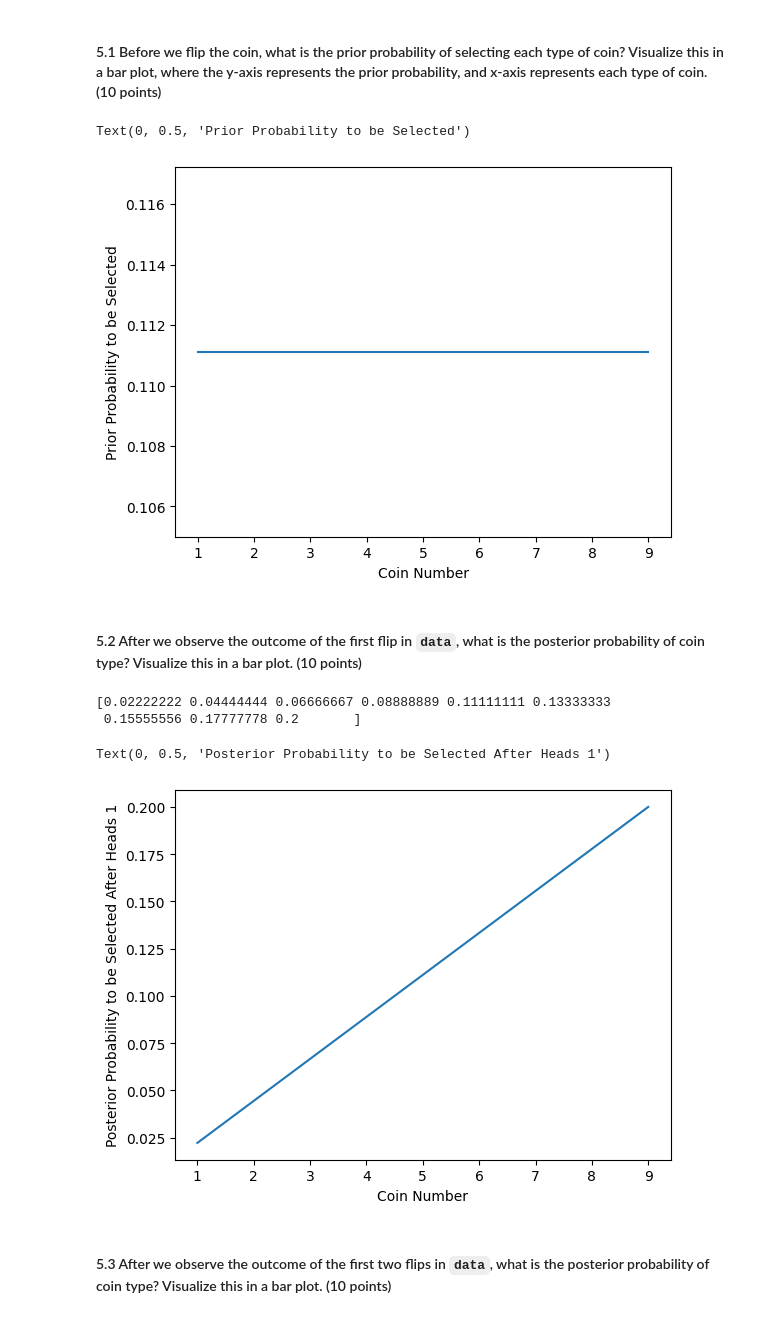
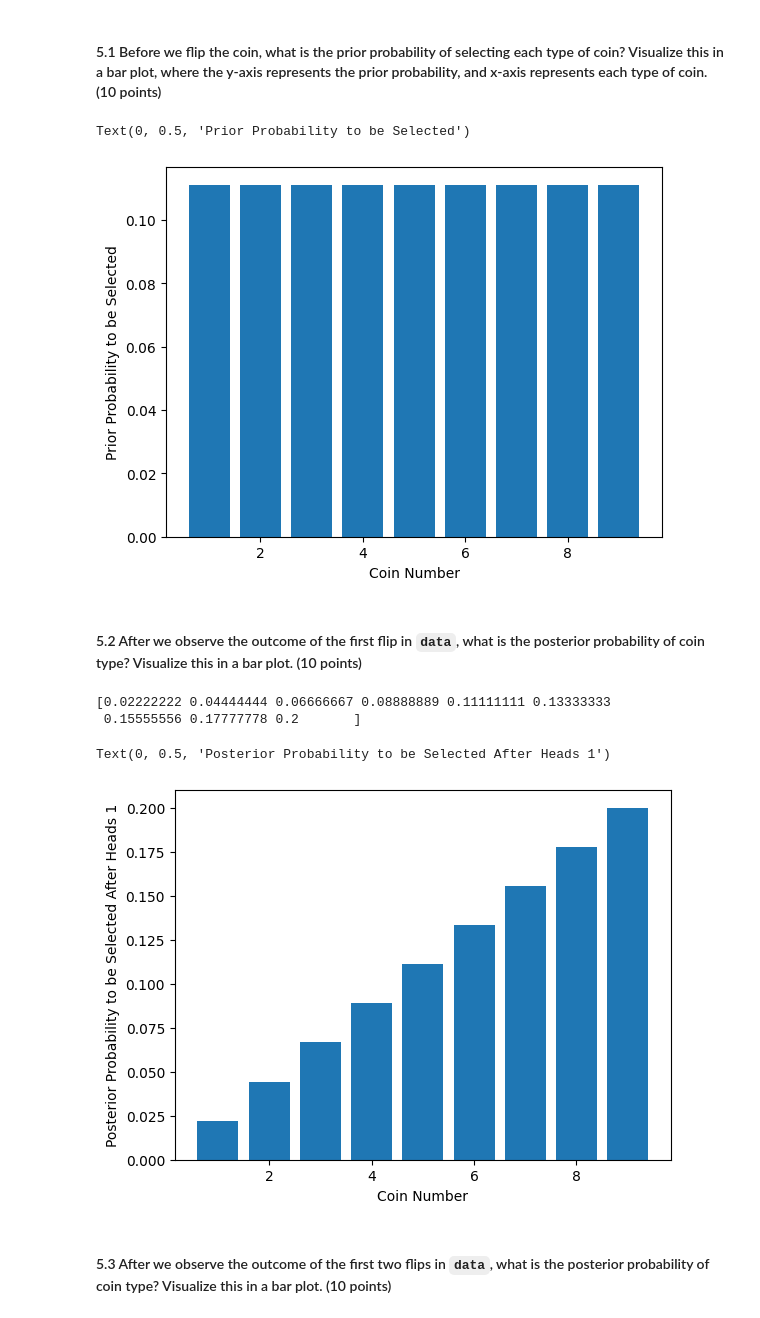
Before and after one commit to D123aniel/STOR535, a Jupyter notebook: Labs/Lab2.ipynb, the cells around one changed output. Cells and saved outputs as stored; diff of their text form; code cells hidden in the pictures.

```diff
--- a/Labs/Lab2.ipynb
+++ b/Labs/Lab2.ipynb
@@ -51,28 +51,28 @@ probability
 # %%
 # array named coins of size 9 with value of 1/9
 coins = np.arange(1, 10) # 1 to 9
 p_chosen = np.full(9, 1/9) # P(Coin i)
 prob = np.zeros(9) # P(Heads | Coin i)
 for i in range(1,10):
     prob[i-1] = 0.1 * i
 
-plt.plot(coins, p_chosen)
+plt.bar(coins, p_chosen)
 plt.xlabel('Coin Number')
 plt.ylabel('Prior Probability to be Selected')
 # %% [output]
 Text(0, 0.5, 'Prior Probability to be Selected')
-[figure, old version]
+[figure, new version]
 # %% [markdown]
 #### 5.2 After we observe the outcome of the first flip in ``data``, what is the posterior probability of coin type? Visualize this in a bar plot. (10 points)
 # %%
 # First roll is heads
-p_heads = sum(map(lambda x, y: x*y, p_chosen, prob))
+p_heads = np.sum(prob*p_chosen)
 
 post1_prob = np.zeros(9)
 for i in range(9):
     post1_prob[i] = prob[i] * p_chosen[i] / p_heads
 
-plt.plot(coins, post1_prob)
+plt.bar(coins, post1_prob)
 print(post1_prob)
 plt.xlabel('Coin Number')
 plt.ylabel('Posterior Probability to be Selected After Heads 1')
@@ -80,7 +80,7 @@ plt.ylabel('Posterior Probability to be Selected After Heads 1')
 [0.02222222 0.04444444 0.06666667 0.08888889 0.11111111 0.13333333
  0.15555556 0.17777778 0.2       ]
 Text(0, 0.5, 'Posterior Probability to be Selected After Heads 1')
-[figure, old version]
+[figure, new version]
 # %% [markdown]
 #### 5.3 After we observe the outcome of the first two flips in ``data``, what is the posterior probability of coin type? Visualize this in a bar plot. (10 points)
 # %%
```
Also changed, not shown: parts of 8 cells of this notebook.
